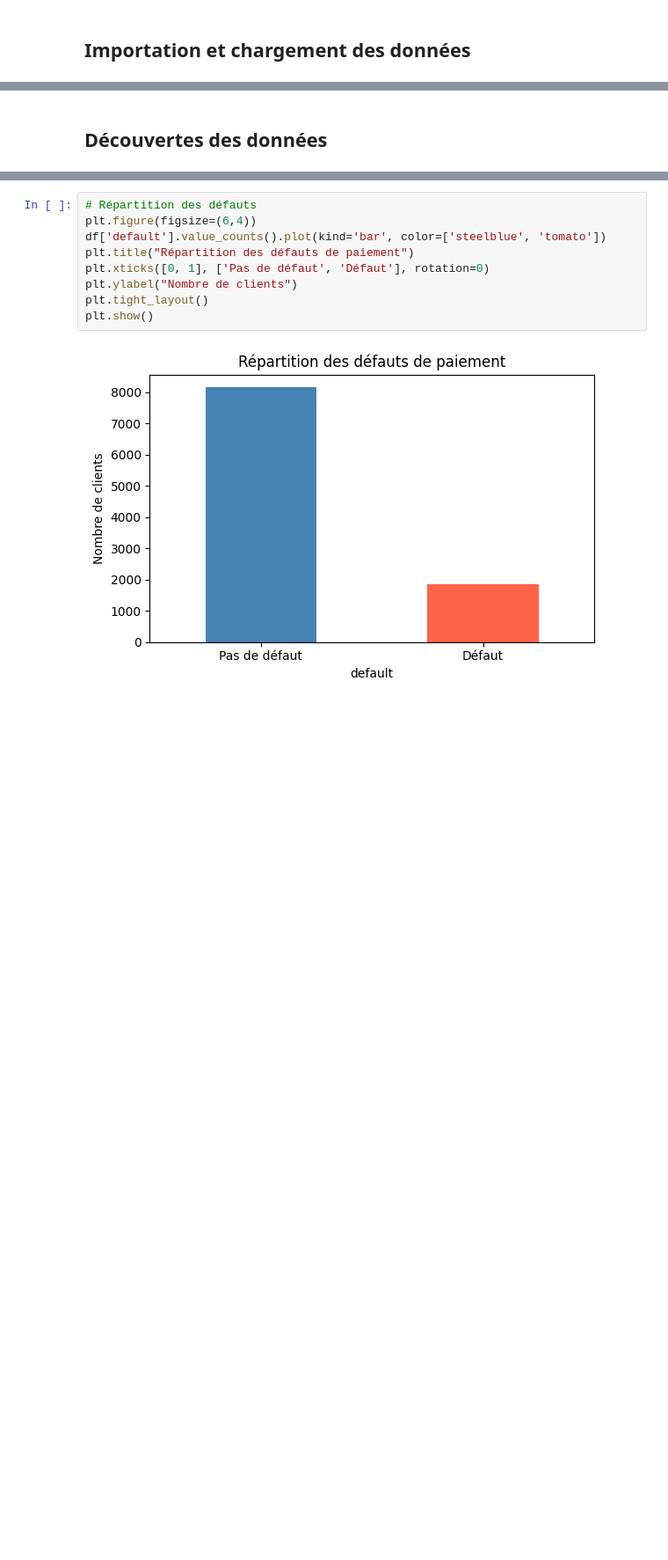
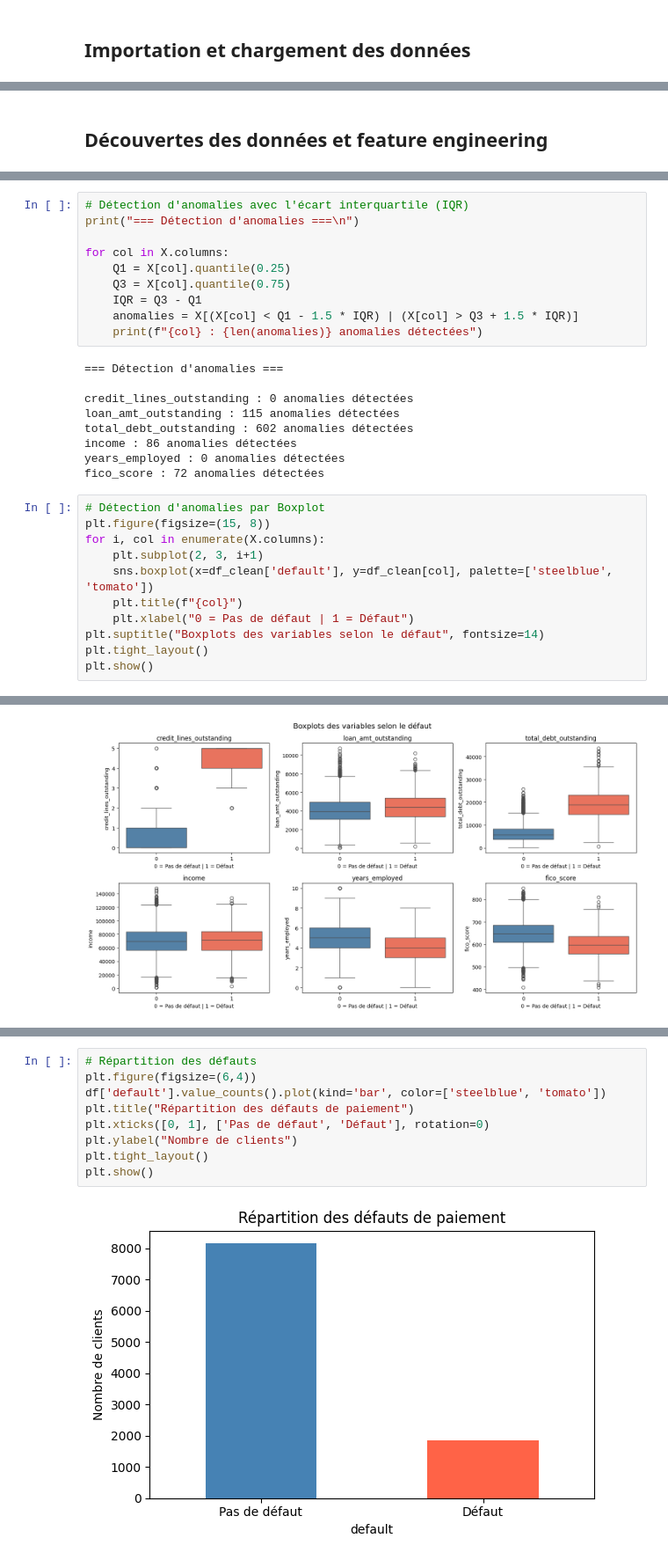
Before and after one commit to fadimatou-dev/MLOPS_RETAIL_BANK, a Jupyter notebook: data/Projet_MLOps_Pauline.ipynb, the cells around one changed output, grey strips where cells are left out. Shown at 88% size. Cells and saved outputs as stored; diff of their text form; blank space fills up the shorter version.

```diff
--- a/data/Projet_MLOps_Pauline.ipynb
+++ b/data/Projet_MLOps_Pauline.ipynb
@@ -19,7 +19,7 @@ df.head()
 | 3 | 4885975 | 0 | 4766.648001 | 2501.730397 | 74356.88347 | ... |
 | 4 | 4700614 | 1 | 1345.827718 | 1768.826187 | 23448.32631 | ... |
 # %% [markdown]
-## **Découvertes des données**
+## **Découvertes des données et feature engineering**
 # %%
 # Informations générales sur le dataset
 print("Nombre de clients :", df.shape[0])
@@ -55,3 +55,34 @@ Statistiques générales :
 | 50% | 4.989502e+06 | 1.000000 | 4052.377228 | 6732.407217 | 70085.826330 | ... |
 | 75% | 6.967210e+06 | 2.000000 | 5052.898103 | 11272.263740 | 83429.166133 | ... |
 | max | 8.999789e+06 | 5.000000 | 10750.677810 | 43688.784100 | 148412.180500 | ... |
+# %%
+# Détection d'anomalies avec l'écart interquartile (IQR)
+print("=== Détection d'anomalies ===\n")
+
+for col in X.columns:
+    Q1 = X[col].quantile(0.25)
+    Q3 = X[col].quantile(0.75)
+    IQR = Q3 - Q1
+    anomalies = X[(X[col] < Q1 - 1.5 * IQR) | (X[col] > Q3 + 1.5 * IQR)]
+    print(f"{col} : {len(anomalies)} anomalies détectées")
+# %% [output]
+=== Détection d'anomalies ===
+
+credit_lines_outstanding : 0 anomalies détectées
+loan_amt_outstanding : 115 anomalies détectées
+total_debt_outstanding : 602 anomalies détectées
+income : 86 anomalies détectées
+years_employed : 0 anomalies détectées
+fico_score : 72 anomalies détectées
+# %%
+# Détection d'anomalies par Boxplot
+plt.figure(figsize=(15, 8))
+for i, col in enumerate(X.columns):
+    plt.subplot(2, 3, i+1)
+    sns.boxplot(x=df_clean['default'], y=df_clean[col], palette=['steelblue', 'tomato'])
+    plt.title(f"{col}")
+    plt.xlabel("0 = Pas de défaut | 1 = Défaut")
+plt.suptitle("Boxplots des variables selon le défaut", fontsize=14)
+plt.tight_layout()
+plt.show()
+# %% [output]
@@ -57,0 +106 @@ Statistiques générales :
+[figure, added]
```
Also changed, not shown: parts of 11 cells of this notebook, 1 other file.
